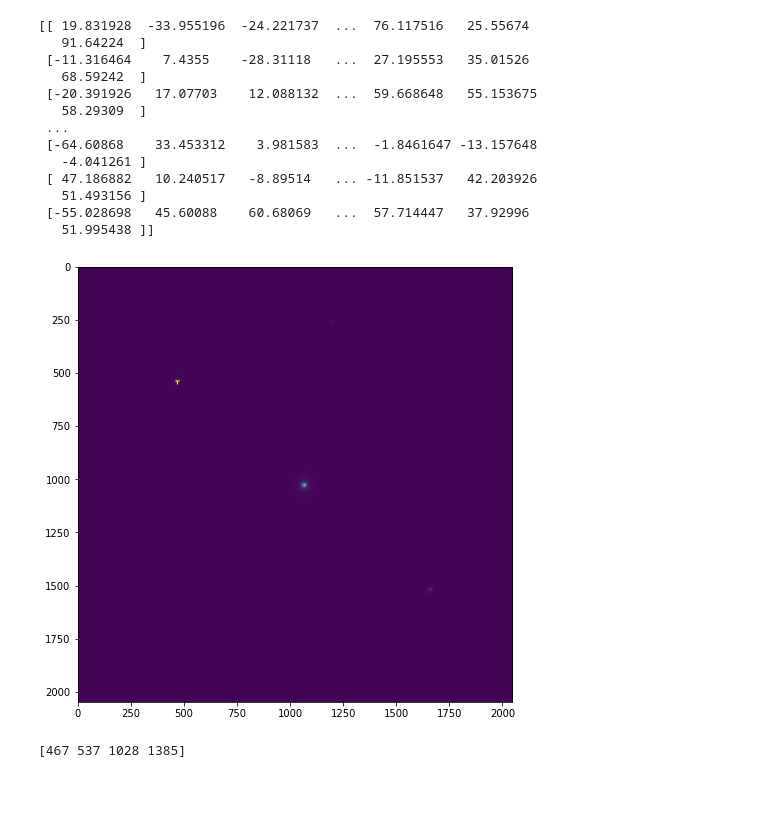
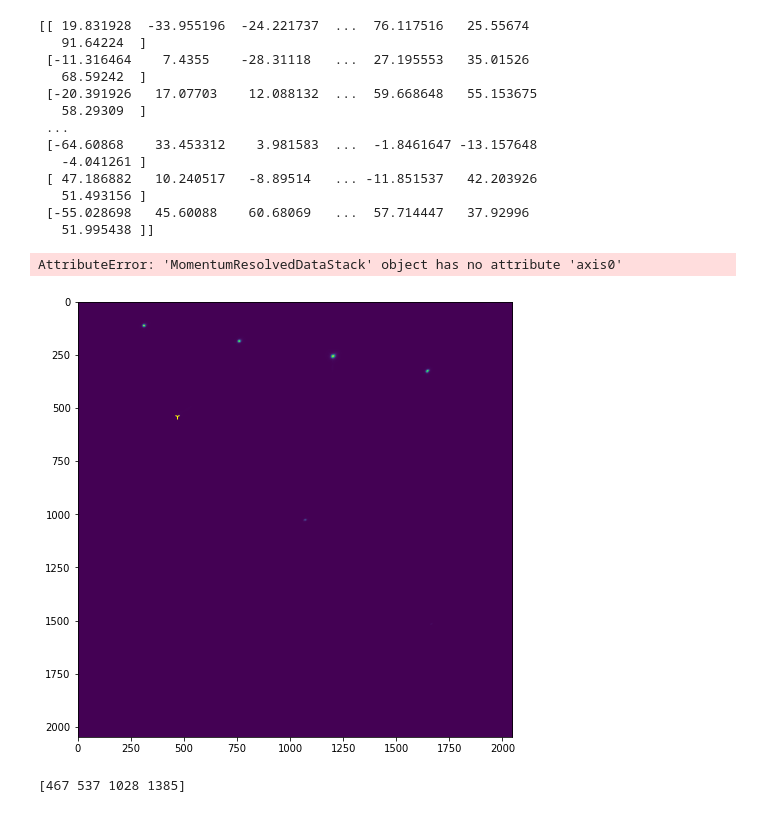
Before and after one commit to SangersJeroen/Bachelor-Thesis-Code, a Jupyter notebook: mreels_test.ipynb, the cells around one changed output. Saved outputs shown, nothing was run; the diff lists cells and outputs as text; code cells hidden in the pictures.

```diff
--- a/mreels_test.ipynb
+++ b/mreels_test.ipynb
@@ -26,12 +26,17 @@ print(eels_stack_high.stack[0])
    51.493156 ]
  [-55.028698   45.60088    60.68069   ...  57.714447   37.92996
    51.995438 ]]
+# %%
+eels
+eels_stack_low.axis0
+# %% [output]
+AttributeError: 'MomentumResolvedDataStack' object has no attribute 'axis0'
 # %%
-plt.imshow(eels_stack_low.stack[25].T)
+plt.imshow(eels_stack_low.stack[5].T)
 plt.plot(467, 537, marker="1", markersize=6, color='yellow')
 plt.gcf().set_size_inches((8,8))
 # %% [output]
-[figure, old version]
+[figure, new version]
 # %%
 true_centre = mreels.get_true_centres(eels_stack_low.stack[25], ((500,500),(980,1370)))
 print(true_centre)
```
Also changed, not shown: parts of 2 cells of this notebook, 9 other files.
